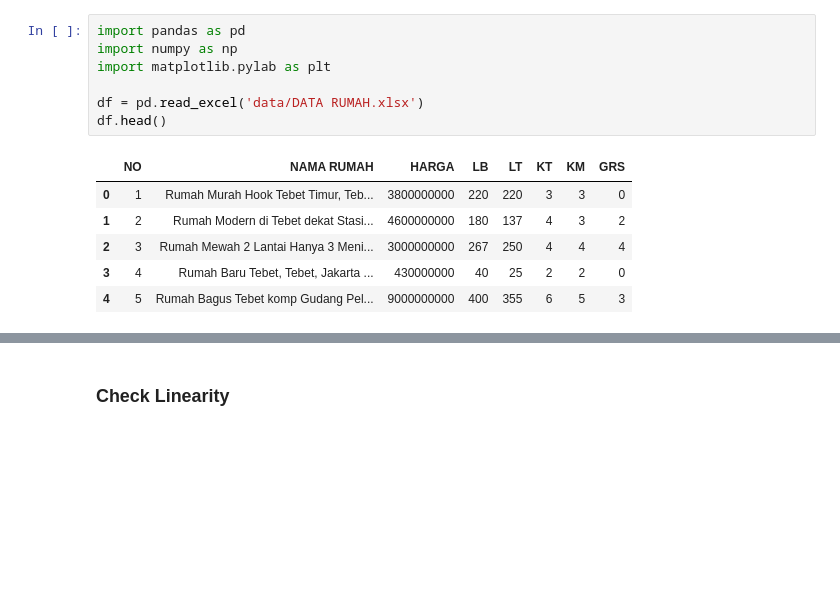
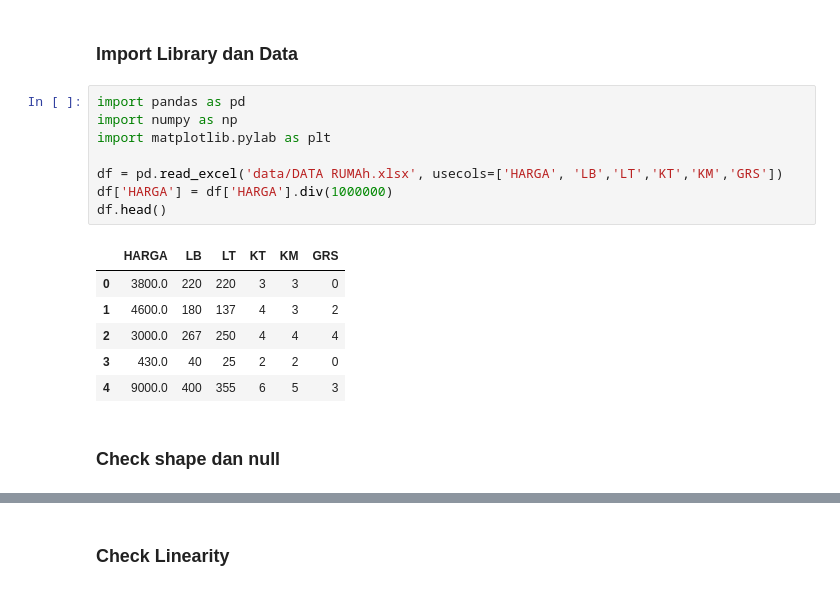
Before and after one commit to zasiem/s1-kuli-magang, a Jupyter notebook: multiple-linear-regression.ipynb, the cells around one changed output, grey strips where cells are left out. Saved outputs shown, nothing was run; the diff lists cells and outputs as text; blank space fills up the shorter version.

```diff
--- a/multiple-linear-regression.ipynb
+++ b/multiple-linear-regression.ipynb
@@ -1,14 +1,19 @@
+# %% [markdown]
+### Import Library dan Data
 # %%
 import pandas as pd
 import numpy as np
 import matplotlib.pylab as plt
 
-df = pd.read_excel('data/DATA RUMAH.xlsx')
+df = pd.read_excel('data/DATA RUMAh.xlsx', usecols=['HARGA', 'LB','LT','KT','KM','GRS'])
+df['HARGA'] = df['HARGA'].div(1000000)
 df.head()
 # %% [output]
-|  | NO | NAMA RUMAH | HARGA | LB | LT | KT | KM | GRS |
-| 0 | 1 | Rumah Murah Hook Tebet Timur, Teb... | 3800000000 | 220 | 220 | 3 | 3 | 0 |
-| 1 | 2 | Rumah Modern di Tebet dekat Stasi... | 4600000000 | 180 | 137 | 4 | 3 | 2 |
-| 2 | 3 | Rumah Mewah 2 Lantai Hanya 3 Meni... | 3000000000 | 267 | 250 | 4 | 4 | 4 |
-| 3 | 4 | Rumah Baru Tebet, Tebet, Jakarta ... | 430000000 | 40 | 25 | 2 | 2 | 0 |
-| 4 | 5 | Rumah Bagus Tebet komp Gudang Pel... | 9000000000 | 400 | 355 | 6 | 5 | 3 |
+|  | HARGA | LB | LT | KT | KM | GRS |
+| 0 | 3800.0 | 220 | 220 | 3 | 3 | 0 |
+| 1 | 4600.0 | 180 | 137 | 4 | 3 | 2 |
+| 2 | 3000.0 | 267 | 250 | 4 | 4 | 4 |
+| 3 | 430.0 | 40 | 25 | 2 | 2 | 0 |
+| 4 | 9000.0 | 400 | 355 | 6 | 5 | 3 |
+# %% [markdown]
+### Check shape dan null
```
Also changed, not shown: parts of 17 cells of this notebook, 2 other files.
